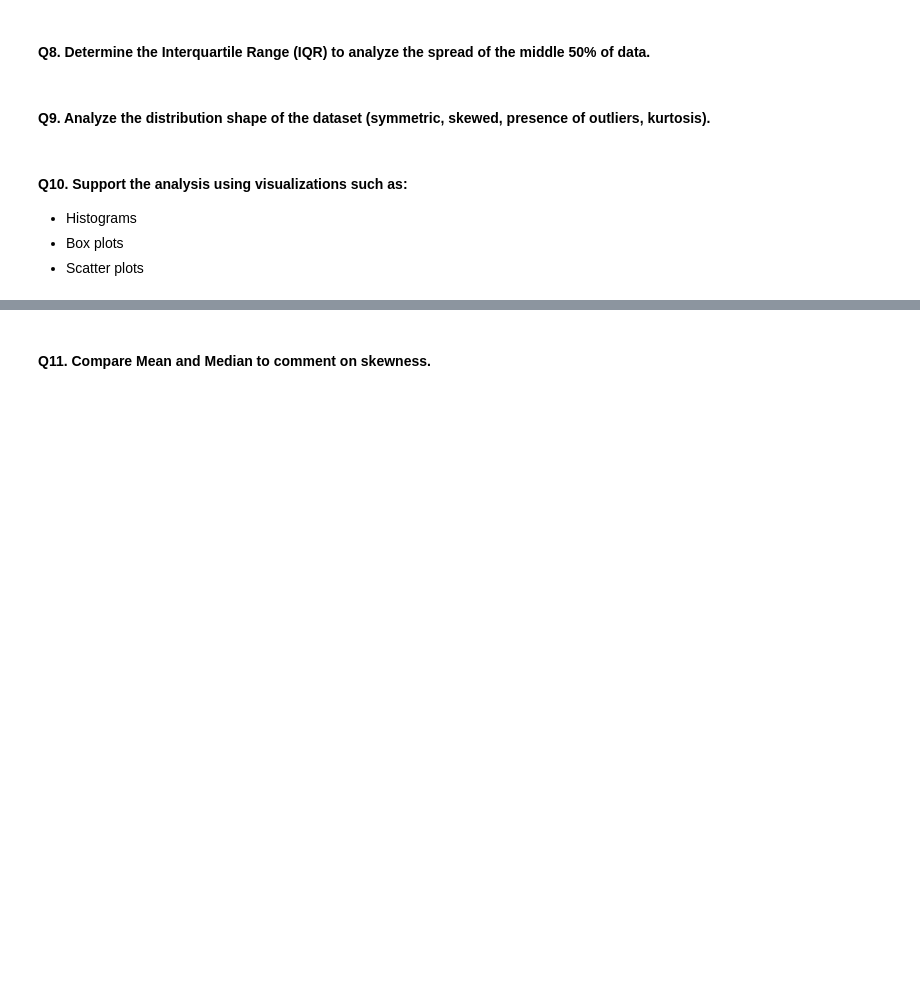
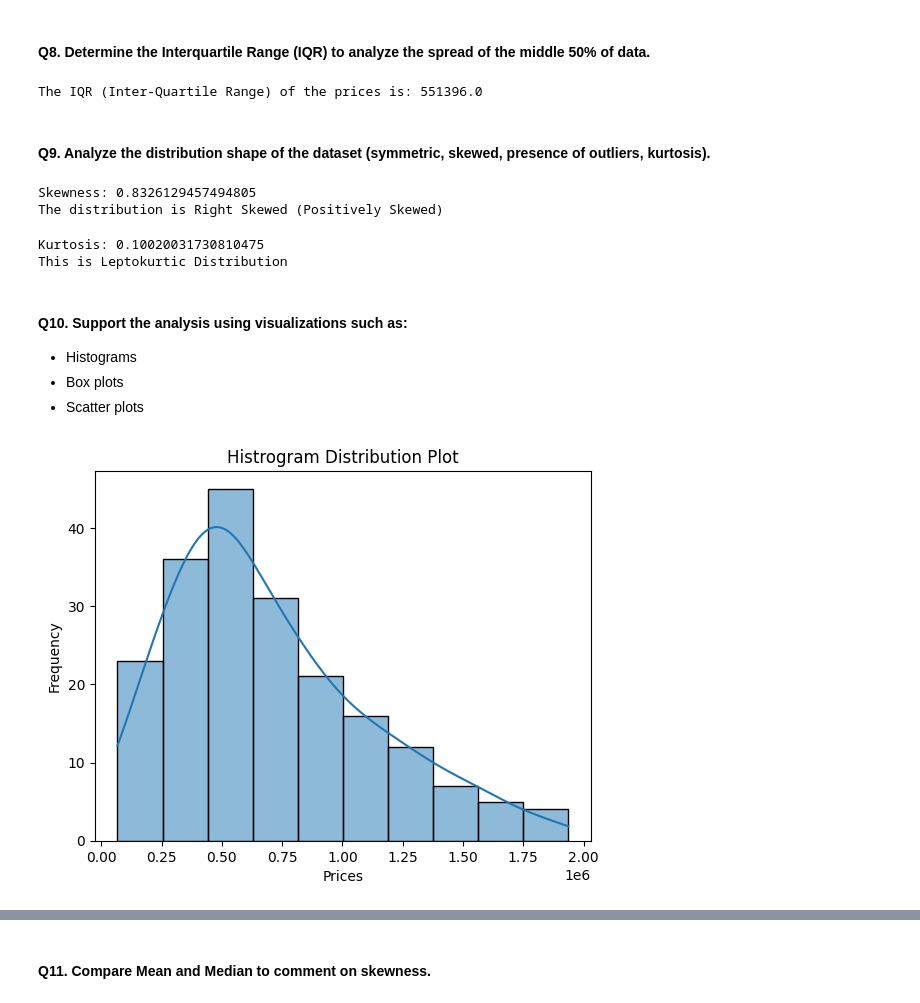
Before and after one commit to JindalChaitanya/CDAC-PGCP-AI, a Jupyter notebook: Data Analysis/Assignment 1/Assignment_1.ipynb, the cells around one changed output, grey strips where cells are left out. Saved outputs shown, nothing was run; the diff lists cells and outputs as text; code cells hidden in the pictures; blank space fills up the shorter version.

```diff
--- a/Data Analysis/Assignment 1/Assignment_1.ipynb
+++ b/Data Analysis/Assignment 1/Assignment_1.ipynb
@@ -15,0 +57,3 @@ dataset = pd.read_csv("housing.csv")
+# %%
+prices = dataset["Price_USD"]
+prices.head()
@@ -28,9 +114,49 @@ dataset = pd.read_csv("housing.csv")
 # %% [markdown]
 #### Q8. Determine the **Interquartile Range (IQR)** to analyze the spread of the middle 50% of data.
+# %%
+q1, q2, q3 = prices.quantile(.25), prices.quantile(.5), prices.quantile(.75)
+iqr = q3-q1
+print(f"The IQR (Inter-Quartile Range) of the prices is: {iqr}")
+# %% [output]
+The IQR (Inter-Quartile Range) of the prices is: 551396.0
 # %% [markdown]
 #### Q9. Analyze the **distribution shape** of the dataset (symmetric, skewed, presence of outliers, kurtosis).
+# %%
+skewness = prices.skew()
+print(f"Skewness: {skewness}")
+
+if skewness < 0:
+    print(f"The distribution is Left Skewed (Negatively Skew)")
+elif skewness > 0:
+    print(f"The distribution is Right Skewed (Positively Skewed)")
+else:
+    print(f"The distribution is Symmetric")
+# %% [output]
+Skewness: 0.8326129457494805
+The distribution is Right Skewed (Positively Skewed)
+# %%
+kurtosis = prices.kurt()
+print(f"Kurtosis: {kurtosis}")
+
+if kurtosis < 0:
+    print(f"This is Platykurtic Distribution")
+elif kurtosis > 0:
+    print(f"This is Leptokurtic Distribution")
+else:
+    print(f"This is Mesokurtic Distribution")
+# %% [output]
+Kurtosis: 0.10020031730810475
+This is Leptokurtic Distribution
 # %% [markdown]
 #### Q10. Support the analysis using visualizations such as:
 - Histograms
 - Box plots
 - Scatter plots
+# %%
+sns.histplot(prices, kde=True)
+plt.title("Histrogram Distribution Plot")
+plt.xlabel("Prices")
+plt.ylabel("Frequency")
+plt.show()
+# %% [output]
+[figure, added]
```
Also changed, not shown: parts of 19 cells of this notebook.
